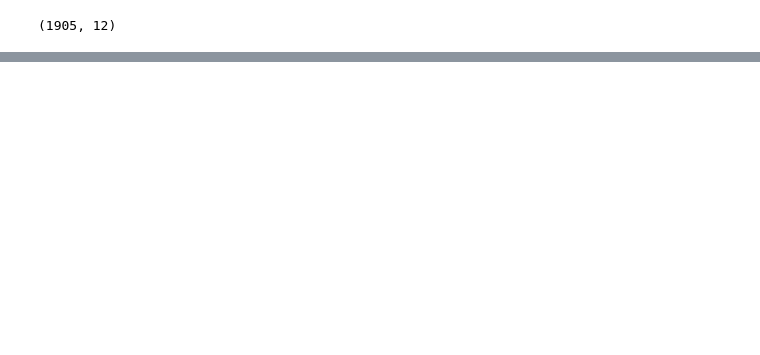
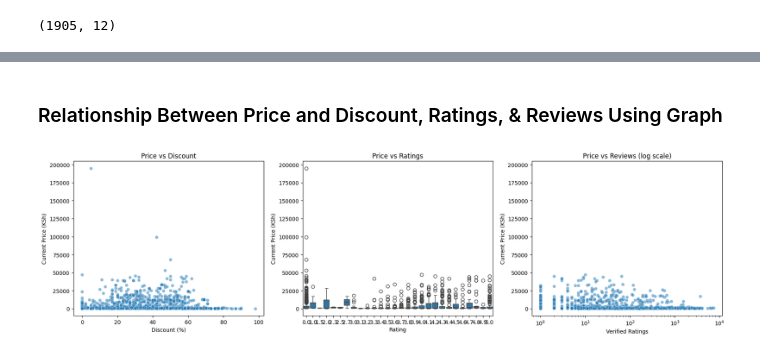
Before and after one commit to RWKarimi/E-commerce-pricing-tool, a Jupyter notebook: E_commerce_project.ipynb, the cells around one changed output, grey strips where cells are left out. Cells and saved outputs as stored; diff of their text form; code cells hidden in the pictures; blank space fills up the shorter version.

```diff
--- a/E_commerce_project.ipynb
+++ b/E_commerce_project.ipynb
@@ -238,0 +354,10 @@ data.head()
+# %%
+# Compute median price per category
+category_medians = data.groupby('main_category')['current_price'].median()
+
+# Define competitive product
+data['competitive'] = data.apply(
+    lambda row: 1 if (row['current_price'] <= category_medians[row['main_category']])
+                   and (row['rating_number'] >= 4.0)
+                else 0, axis=1
+)
@@ -238,0 +405,40 @@ data.head()
+# %% [markdown]
+### Relationship Between Price and  Discount, Ratings, & Reviews Using Graph
+# %%
+# Ensure numeric types
+data['discount'] = pd.to_numeric(data['discount'], errors='coerce')
+data['current_price'] = pd.to_numeric(data['current_price'], errors='coerce')
+data['verified_ratings'] = pd.to_numeric(data['verified_ratings'], errors='coerce')
+data['rating_number'] = pd.to_numeric(data['rating_number'], errors='coerce')
+
+import matplotlib.pyplot as plt
+import seaborn as sns
+
+plt.figure(figsize=(18,5))
+
+# 1. Price vs Discount
+plt.subplot(1,3,1)
+sns.scatterplot(data=data, x='discount', y='current_price', alpha=0.5)
+plt.title("Price vs Discount")
+plt.xlabel("Discount (%)")
+plt.ylabel("Current Price (KSh)")
+
+# 2. Price vs Ratings
+plt.subplot(1,3,2)
+sns.boxplot(data=data, x='rating_number', y='current_price')
+plt.title("Price vs Ratings")
+plt.xlabel("Rating")
+plt.ylabel("Current Price (KSh)")
+
+# 3. Price vs Reviews
+plt.subplot(1,3,3)
+sns.scatterplot(data=data, x='verified_ratings', y='current_price', alpha=0.5)
+plt.xscale("log")   # reviews are often skewed
+plt.title("Price vs Reviews (log scale)")
+plt.xlabel("Verified Ratings")
+plt.ylabel("Current Price (KSh)")
+
+plt.tight_layout()
+plt.show()
+# %% [output]
+[figure, added]
```
Also changed, not shown: parts of 17 cells of this notebook.
